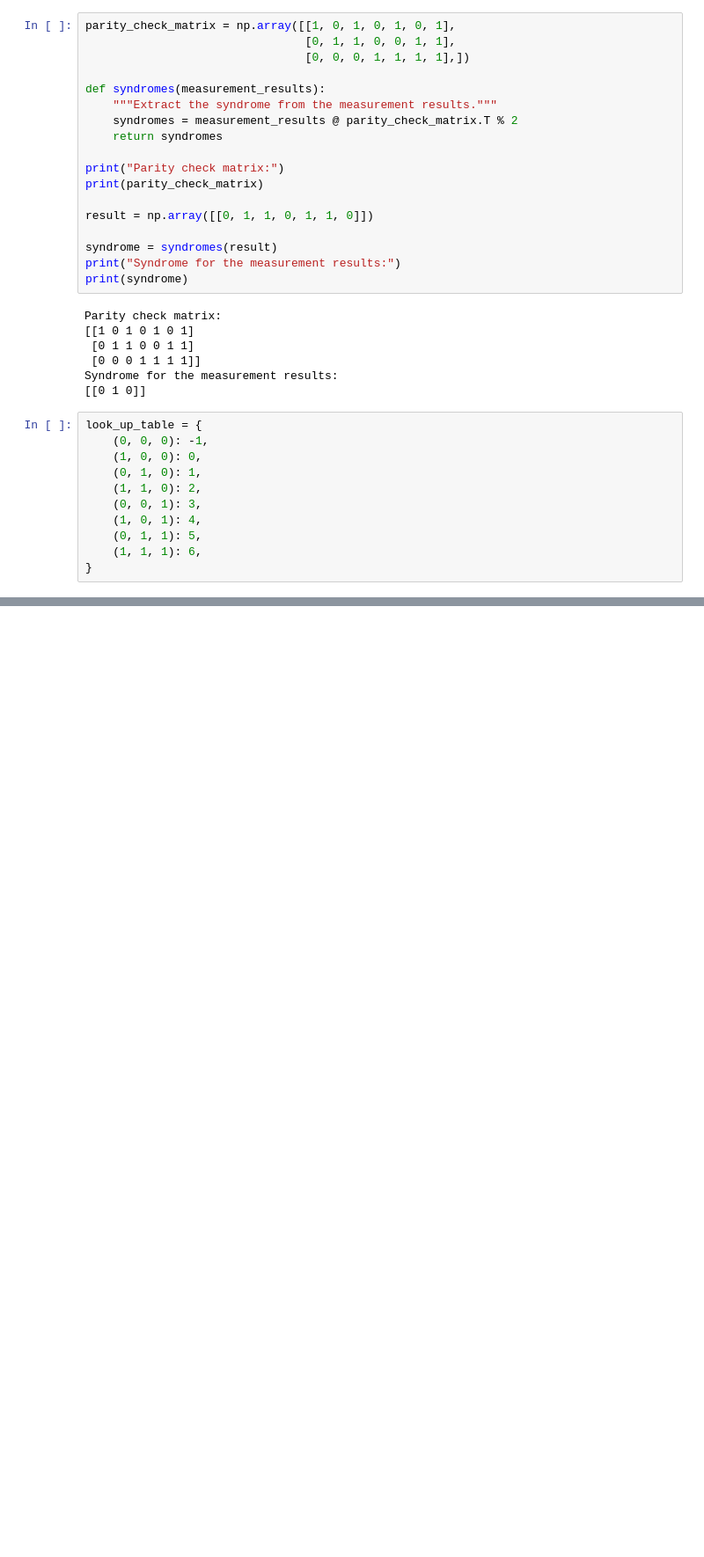
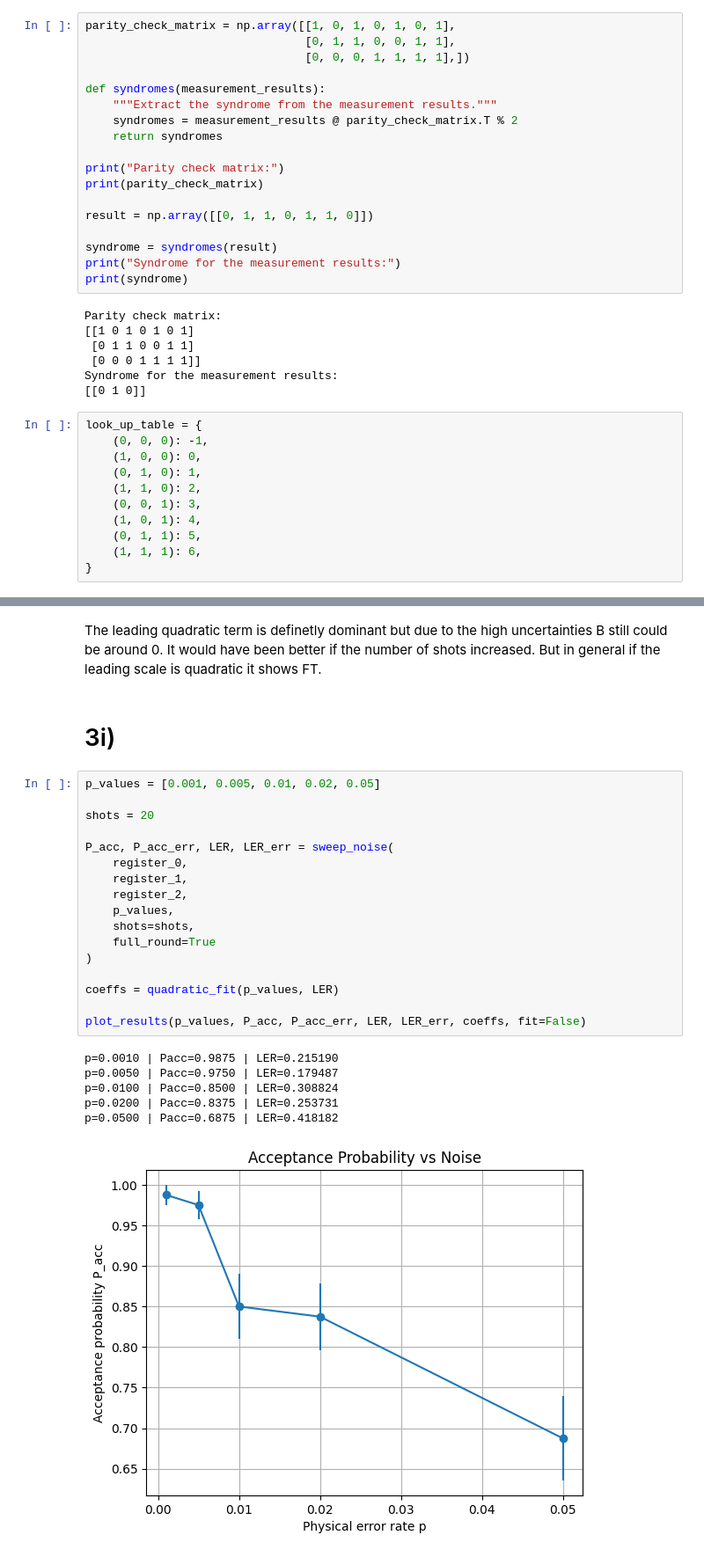
Before and after one commit to majeedtanveer/quantum-error-correction-simulation, a Jupyter notebook: QECnFT.ipynb, the cells around one changed output, grey strips where cells are left out. Shown at 88% size. Saved outputs shown, nothing was run; the diff lists cells and outputs as text; blank space fills up the shorter version.

```diff
--- a/QECnFT.ipynb
+++ b/QECnFT.ipynb
@@ -510,0 +1040,28 @@ Z error location: 4
+# %% [markdown]
+The leading quadratic term is definetly dominant but due to the high uncertainties B still could be around 0. It would have been better if the number of shots increased. But in general if the leading scale is quadratic it shows FT.
+# %% [markdown]
+# 3i)
+# %%
+p_values = [0.001, 0.005, 0.01, 0.02, 0.05]
+
+shots = 20
+
+P_acc, P_acc_err, LER, LER_err = sweep_noise(
+    register_0,
+    register_1,
+    register_2,
+    p_values,
+    shots=shots,
+    full_round=True
+)
+
+coeffs = quadratic_fit(p_values, LER)
+
+plot_results(p_values, P_acc, P_acc_err, LER, LER_err, coeffs, fit=False)
+# %% [output]
+p=0.0010 | Pacc=0.9875 | LER=0.215190
+p=0.0050 | Pacc=0.9750 | LER=0.179487
+p=0.0100 | Pacc=0.8500 | LER=0.308824
+p=0.0200 | Pacc=0.8375 | LER=0.253731
+p=0.0500 | Pacc=0.6875 | LER=0.418182
+[figure, added]
```
Also changed, not shown: parts of 41 cells of this notebook.
